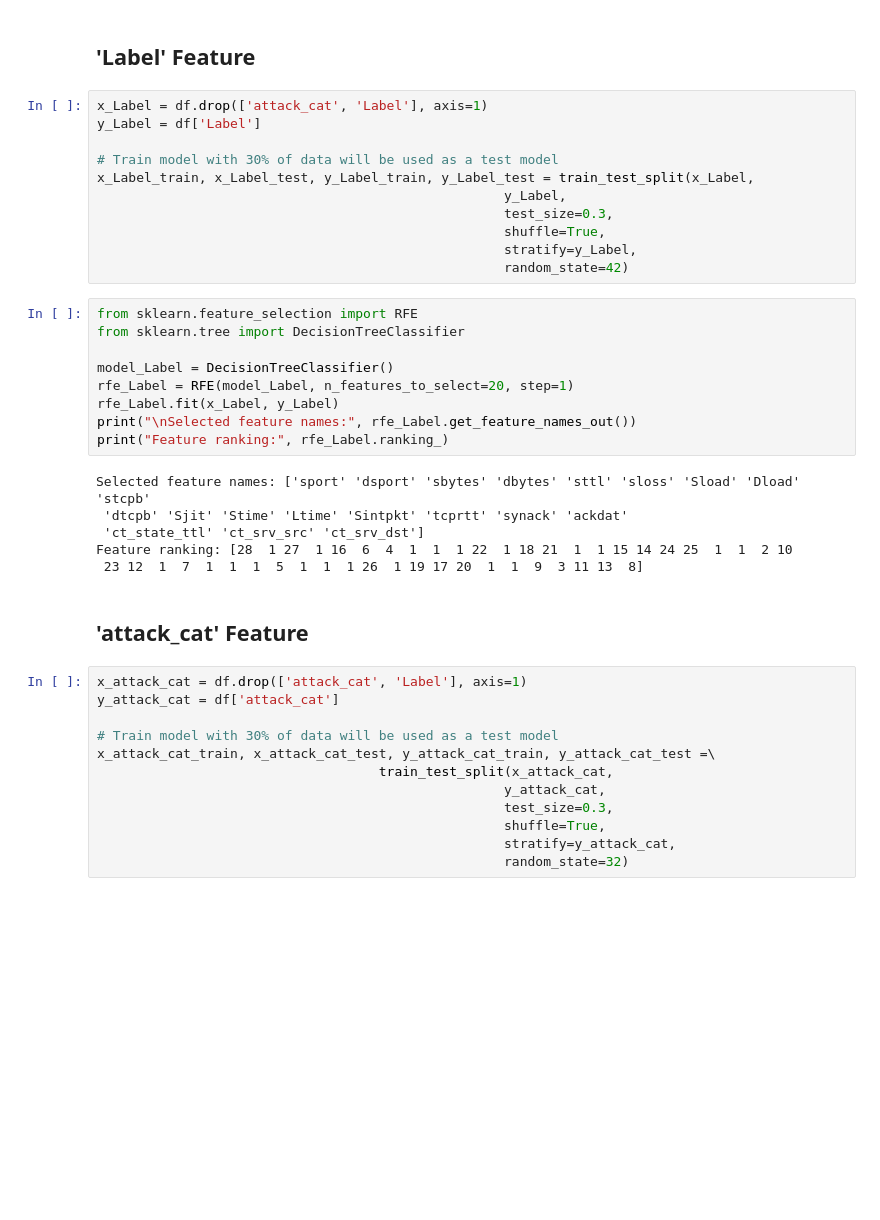
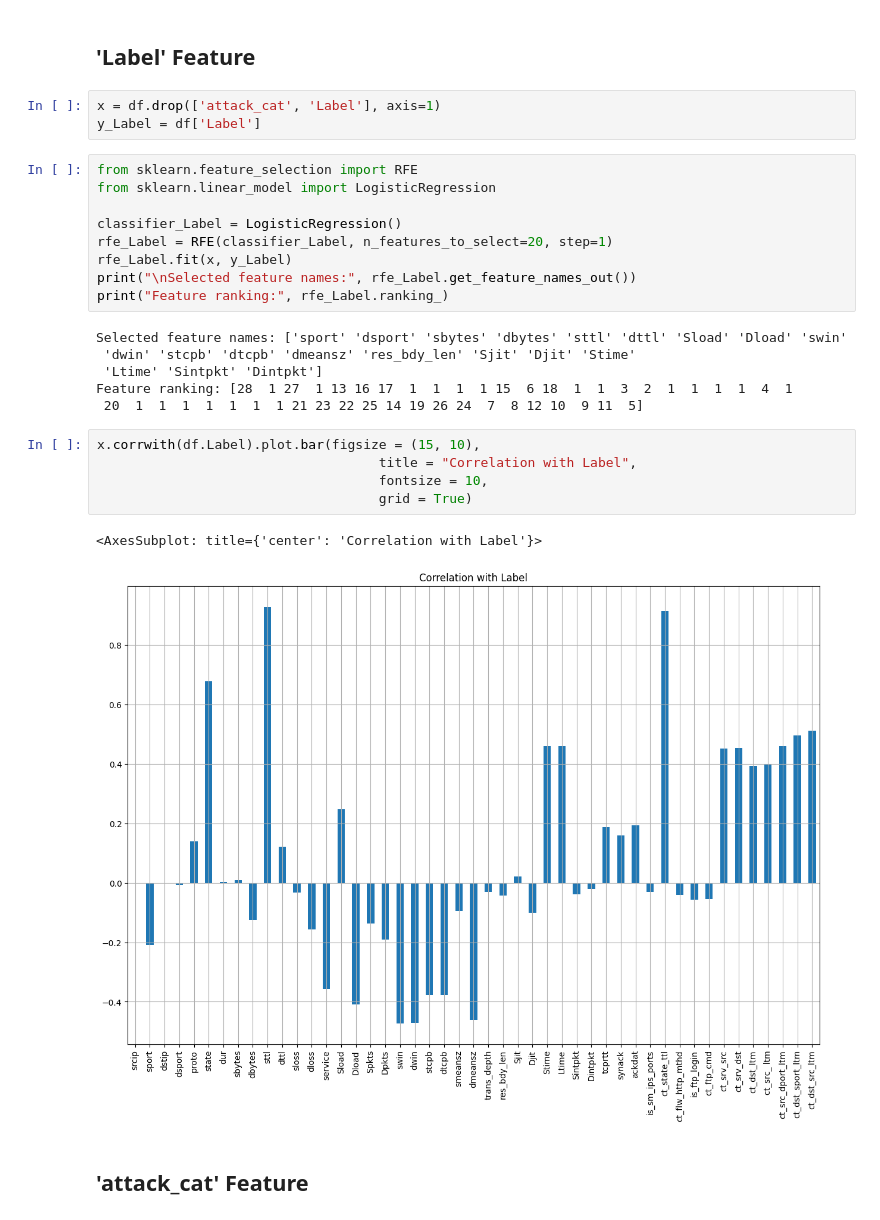
Before and after one commit to HyungJoonLEE/COMP8085_Project1, a Jupyter notebook: notebooks/RFE.ipynb, the cells around one changed output. Cells and saved outputs as stored; diff of their text form; blank space fills up the shorter version.

Commit message:
RFE decision tree(a_c) and logistic regression(Lb)

```diff
--- a/notebooks/RFE.ipynb
+++ b/notebooks/RFE.ipynb
@@ -14,43 +13,31 @@ df['srcip'] = pd.factorize(df['srcip'])[0]
 df['dstip'] = pd.factorize(df['dstip'])[0]
 # %% [markdown]
 ## 'Label' Feature
-# %%
-x_Label = df.drop(['attack_cat', 'Label'], axis=1)
-y_Label = df['Label']
-
-# Train model with 30% of data will be used as a test model
-x_Label_train, x_Label_test, y_Label_train, y_Label_test = train_test_split(x_Label,
-                                                    y_Label,
-                                                    test_size=0.3,
-                                                    shuffle=True,
-                                                    stratify=y_Label,
-                                                    random_state=42)
+# %%
+x = df.drop(['attack_cat', 'Label'], axis=1)
+y_Label = df['Label']
 # %%
 from sklearn.feature_selection import RFE
-from sklearn.tree import DecisionTreeClassifier
+from sklearn.linear_model import LogisticRegression
 
-model_Label = DecisionTreeClassifier()
-rfe_Label = RFE(model_Label, n_features_to_select=20, step=1)
-rfe_Label.fit(x_Label, y_Label)
+classifier_Label = LogisticRegression()
+rfe_Label = RFE(classifier_Label, n_features_to_select=20, step=1)
+rfe_Label.fit(x, y_Label)
 print("\nSelected feature names:", rfe_Label.get_feature_names_out())
 print("Feature ranking:", rfe_Label.ranking_)
 # %% [output]
-Selected feature names: ['sport' 'dsport' 'sbytes' 'dbytes' 'sttl' 'sloss' 'Sload' 'Dload' 'stcpb'
- 'dtcpb' 'Sjit' 'Stime' 'Ltime' 'Sintpkt' 'tcprtt' 'synack' 'ackdat'
- 'ct_state_ttl' 'ct_srv_src' 'ct_srv_dst']
-Feature ranking: [28  1 27  1 16  6  4  1  1  1 22  1 18 21  1  1 15 14 24 25  1  1  2 10
- 23 12  1  7  1  1  1  5  1  1  1 26  1 19 17 20  1  1  9  3 11 13  8]
+Selected feature names: ['sport' 'dsport' 'sbytes' 'dbytes' 'sttl' 'dttl' 'Sload' 'Dload' 'swin'
+ 'dwin' 'stcpb' 'dtcpb' 'dmeansz' 'res_bdy_len' 'Sjit' 'Djit' 'Stime'
+ 'Ltime' 'Sintpkt' 'Dintpkt']
+Feature ranking: [28  1 27  1 13 16 17  1  1  1  1 15  6 18  1  1  3  2  1  1  1  1  4  1
+ 20  1  1  1  1  1  1  1 21 23 22 25 14 19 26 24  7  8 12 10  9 11  5]
+# %%
+x.corrwith(df.Label).plot.bar(figsize = (15, 10),
+                                    title = "Correlation with Label",
+                                    fontsize = 10,
+                                    grid = True)
+# %% [output]
+<AxesSubplot: title={'center': 'Correlation with Label'}>
+[figure, added]
 # %% [markdown]
 ## 'attack_cat' Feature
-# %%
-x_attack_cat = df.drop(['attack_cat', 'Label'], axis=1)
-y_attack_cat = df['attack_cat']
-
-# Train model with 30% of data will be used as a test model
-x_attack_cat_train, x_attack_cat_test, y_attack_cat_train, y_attack_cat_test =\
-                                    train_test_split(x_attack_cat,
-                                                    y_attack_cat,
-                                                    test_size=0.3,
-                                                    shuffle=True,
-                                                    stratify=y_attack_cat,
-                                                    random_state=32)
```
Also changed, not shown: parts of 4 cells of this notebook, 5 other files.
